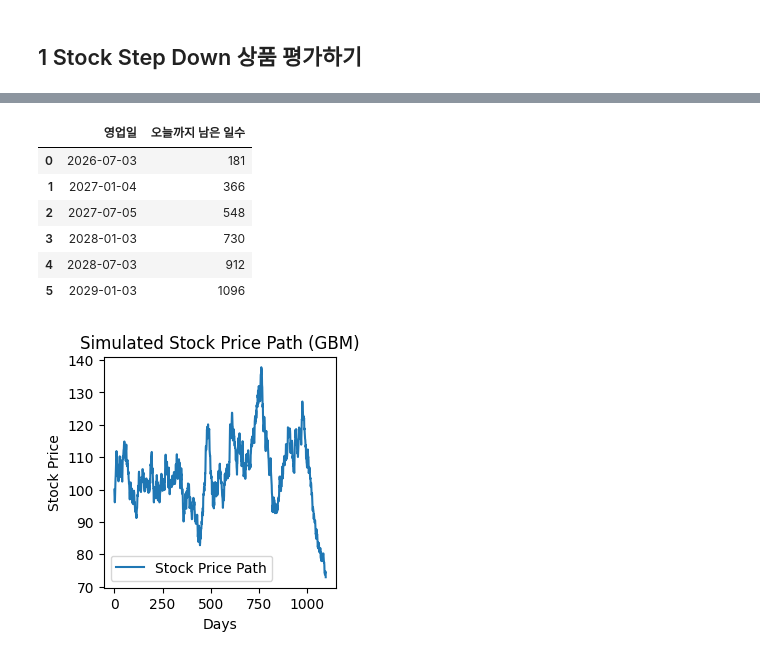
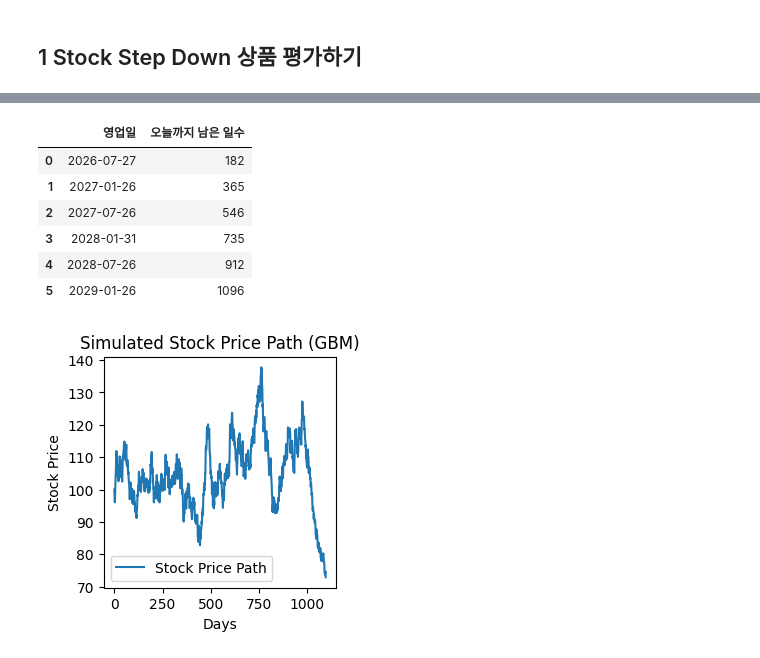
Before and after one commit to HST0077/HYOTC, a Jupyter notebook: StepDown_1stock_MC.ipynb, the cells around one changed output, grey strips where cells are left out. Saved outputs shown, nothing was run; the diff lists cells and outputs as text; code cells hidden in the pictures.

```diff
--- a/StepDown_1stock_MC.ipynb
+++ b/StepDown_1stock_MC.ipynb
@@ -150,10 +247,12 @@ kor_holidays=list(holidays.KOR(years=range(2025,2029)).keys()) #list()데이터
 kor_holidays=pd.to_datetime(kor_holidays) # 데이터프레임 날짜로 변환
 
 # Business days로 6개의 날짜 생성
-D_samples=pd.date_range('2025-12-10',periods=6,freq=pd.DateOffset(months=6))
+D_samples=pd.date_range(six_months_later,periods=6,freq=DateOffset(months=6))
+D_samples=D_samples+BDay(0) # 해당일이 주말일 때만 다음 영업일로 수정
 
 # 생성된 날짜에서 대한민국 휴일 제외
 # 아래에서 사용된 isin()은 존재하는지를 확인하는 내장함수
 D0=D_samples[~D_samples.isin(kor_holidays)] # 휴일정보에 포함되지 않는 날짜만 추출
-D0
+out = pd.DataFrame({"date": D0, "weekday": D0.day_name()})
+out
 # %% [output]
@@ -193,22 +265,22 @@ print(business_days)
 # %%
 from datetime import datetime
 
 # 날짜 차이 계산 (단위: 일수)
-days_diff = [(d - today).days for d in business_days]
+days_diff = [(d - today).days for d in D0]
 
 # DataFrame 생성
 df = pd.DataFrame({
-    '영업일': [d.strftime('%Y-%m-%d') for d in business_days],
+    '영업일': [d.strftime('%Y-%m-%d') for d in D0],
     '오늘까지 남은 일수': days_diff})
 df
 # %% [output]
 |  | 영업일 | 오늘까지 남은 일수 |
-| 0 | 2026-07-03 | 181 |
-| 1 | 2027-01-04 | 366 |
-| 2 | 2027-07-05 | 548 |
-| 3 | 2028-01-03 | 730 |
-| 4 | 2028-07-03 | 912 |
-| 5 | 2029-01-03 | 1096 |
+| 0 | 2026-07-27 | 182 |
+| 1 | 2027-01-26 | 365 |
+| 2 | 2027-07-26 | 546 |
+| 3 | 2028-01-31 | 735 |
+| 4 | 2028-07-26 | 912 |
+| 5 | 2029-01-26 | 1096 |
 # %%
 # 시뮬레이션 횟수 만큼 주가 생성하기
 import numpy as np
```
Also changed, not shown: parts of 26 cells of this notebook.
